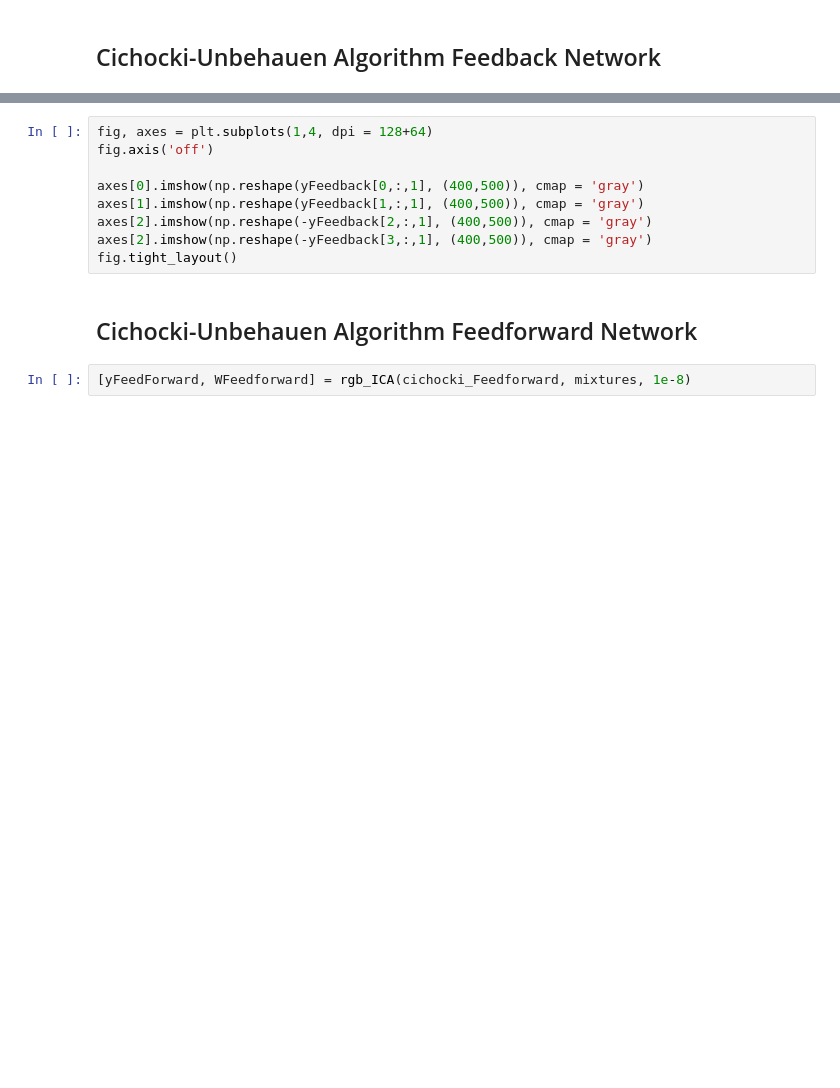
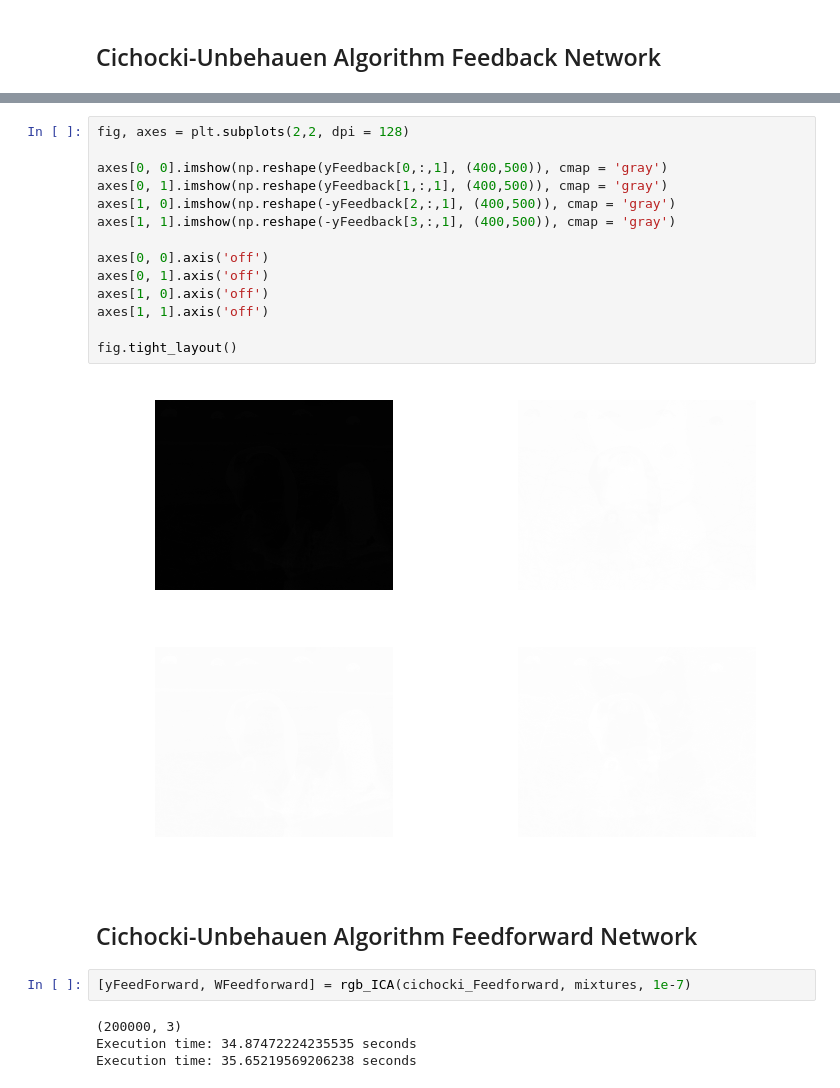
Before and after one commit to crucis/ICA, a Jupyter notebook: Exercicio Imagens - 3.ipynb, the cells around one changed output, grey strips where cells are left out. Drawn from its saved outputs; the diff is of its cells as text; blank space fills up the shorter version.

```diff
--- a/Exercicio Imagens - 3.ipynb
+++ b/Exercicio Imagens - 3.ipynb
@@ -137,14 +155,25 @@ fig.tight_layout()
 # %%
-fig, axes = plt.subplots(1,4, dpi = 128+64)
-fig.axis('off')
+fig, axes = plt.subplots(2,2, dpi = 128)
 
-axes[0].imshow(np.reshape(yFeedback[0,:,1], (400,500)), cmap = 'gray')
-axes[1].imshow(np.reshape(yFeedback[1,:,1], (400,500)), cmap = 'gray')
-axes[2].imshow(np.reshape(-yFeedback[2,:,1], (400,500)), cmap = 'gray')
-axes[2].imshow(np.reshape(-yFeedback[3,:,1], (400,500)), cmap = 'gray')
+axes[0, 0].imshow(np.reshape(yFeedback[0,:,1], (400,500)), cmap = 'gray')
+axes[0, 1].imshow(np.reshape(yFeedback[1,:,1], (400,500)), cmap = 'gray')
+axes[1, 0].imshow(np.reshape(-yFeedback[2,:,1], (400,500)), cmap = 'gray')
+axes[1, 1].imshow(np.reshape(-yFeedback[3,:,1], (400,500)), cmap = 'gray')
+
+axes[0, 0].axis('off')
+axes[0, 1].axis('off')
+axes[1, 0].axis('off')
+axes[1, 1].axis('off')
+
 fig.tight_layout()
+# %% [output]
+[figure, added]
 # %% [markdown]
 ## Cichocki-Unbehauen Algorithm Feedforward Network
 # %%
-[yFeedForward, WFeedforward] = rgb_ICA(cichocki_Feedforward, mixtures, 1e-8)
+[yFeedForward, WFeedforward] = rgb_ICA(cichocki_Feedforward, mixtures, 1e-7)
+# %% [output]
+(200000, 3)
+Execution time: 34.87472224235535 seconds
+Execution time: 35.65219569206238 seconds
 # %%
```
Also changed, not shown: parts of 6 cells of this notebook.
